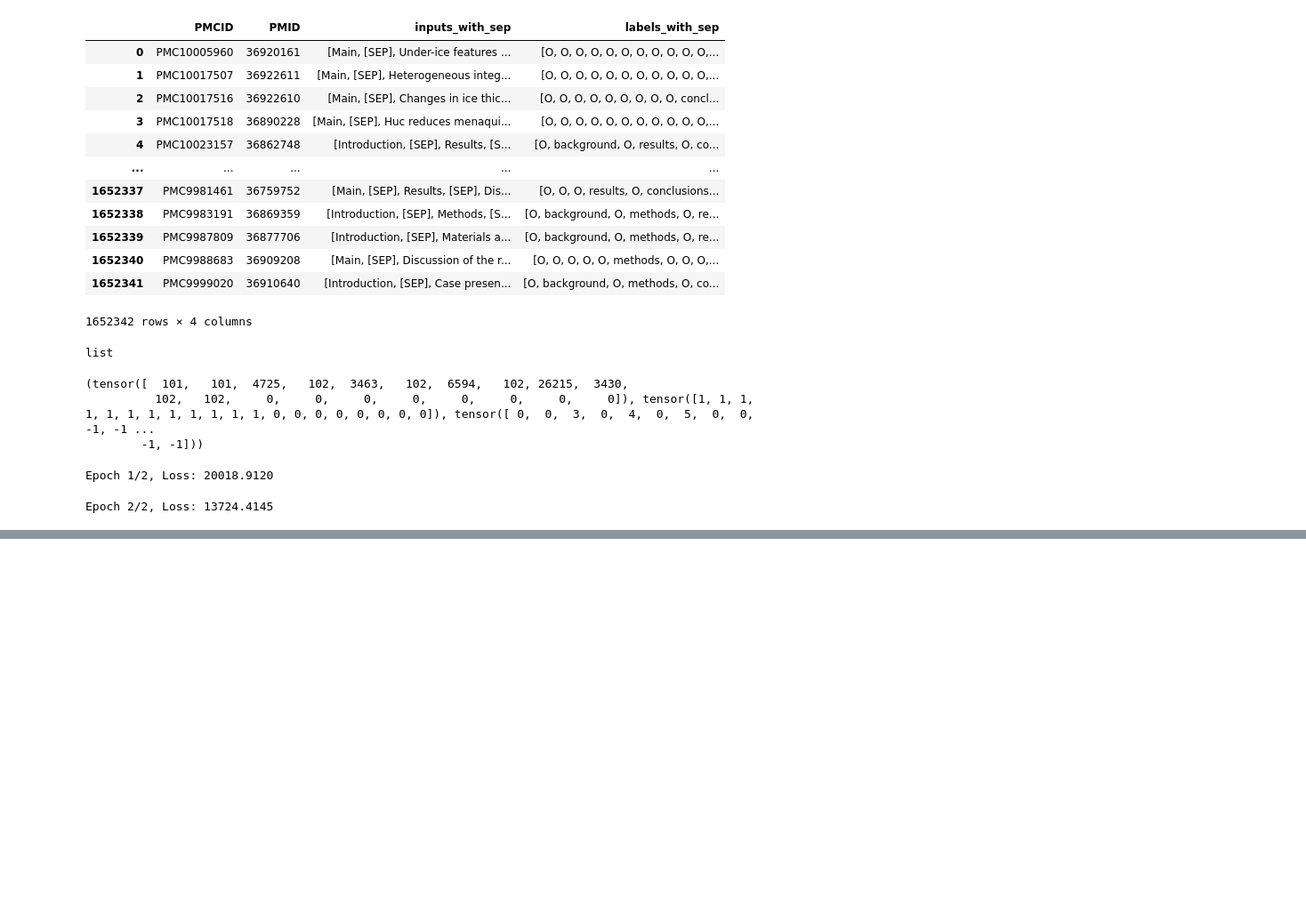
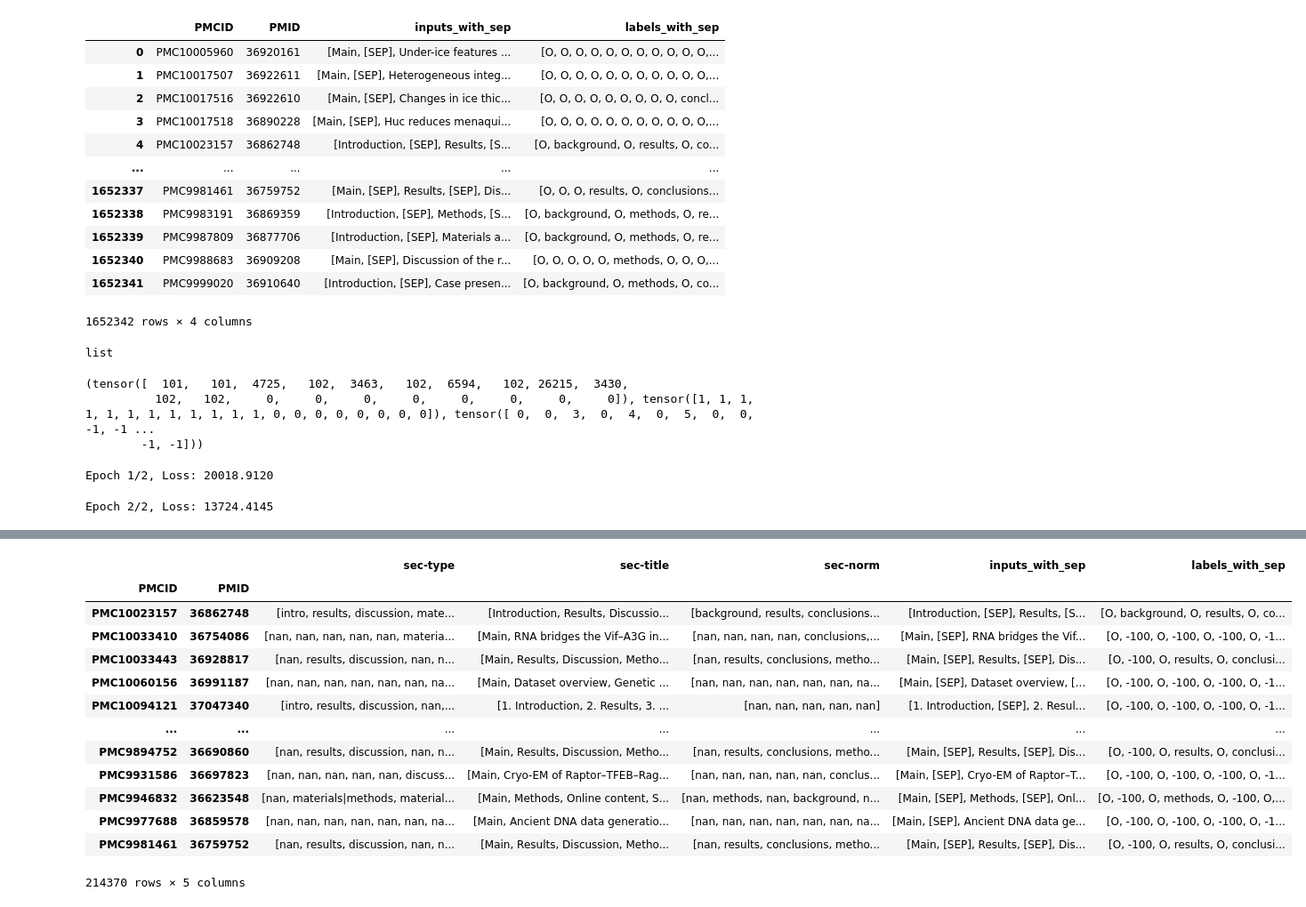
Before and after one commit to sylvey/section_normalization, a Jupyter notebook: BERT-CRF.ipynb, the cells around one changed output, grey strips where cells are left out. Shown at 89% size. Saved outputs shown, nothing was run; the diff lists cells and outputs as text; code cells hidden in the pictures; blank space fills up the shorter version.

```diff
--- a/BERT-CRF.ipynb
+++ b/BERT-CRF.ipynb
@@ -993,0 +1074,8 @@ print(f"Test Accuracy: {accuracy_score(all_true_labels, all_pred_labels)}")
+# %%
+df_test = df_test[df_test['PMCID'].isin(test_pmc_list)]
+df_test = df_test[(df_test['PMCID'] != 0)
+                    & (df_test['PMCID'].notna())
+                    & (df_test['PMID'] != 0)
+                    & (df_test['PMID'].notna()) ]
+df_test = df_test.drop_duplicates(subset=['PMCID', 'PMID', 'sec-title'])
+df_test
@@ -993,0 +1096,3 @@ print(f"Test Accuracy: {accuracy_score(all_true_labels, all_pred_labels)}")
+# %%
+df_test = df_test.drop(columns=['sec-type'])
+df_test
@@ -993,0 +1113,3 @@ print(f"Test Accuracy: {accuracy_score(all_true_labels, all_pred_labels)}")
+# %%
+test_df = df_test.groupby(["PMCID", "PMID"]).agg(list)
+test_df
@@ -993,0 +1131,3 @@ print(f"Test Accuracy: {accuracy_score(all_true_labels, all_pred_labels)}")
+# %%
+test_df = test_df.reset_index()
+test_df = test_df.drop_duplicates(subset=['PMCID'])
@@ -993,0 +1152,52 @@ print(f"Test Accuracy: {accuracy_score(all_true_labels, all_pred_labels)}")
+# %%
+import pandas as pd
+
+def convert_to_sep_format(row):
+    titles = row["sec-title"]  # 取得標題列表
+    labels = row["sec-norm"]   # 取得標籤列表
+
+    inputs_with_sep = []
+    labels_with_sep = []
+
+    for i, title in enumerate(titles):
+        inputs_with_sep.append(title)
+        labels_with_sep.append("O")  # 一般 token 標記為 "O"
+
+        # 在每個標題後面插入 [SEP]，對應標籤來自 sec-norm
+        if i < len(labels):  # 確保標籤數量正確
+            inputs_with_sep.append("[SEP]")
+            if pd.isna(labels[i]):
+                labels_with_sep.append('-100') ## none labeled
+            else:
+                labels_with_sep.append(labels[i])  # 讓 [SEP] 位置承擔標籤
+
+    return pd.Series([inputs_with_sep, labels_with_sep])
+
+
+# 對 DataFrame 進行轉換
+train_df[["inputs_with_sep", "labels_with_sep"]] = train_df.apply(convert_to_sep_format, axis=1)
+test_df[["inputs_with_sep", "labels_with_sep"]] = test_df.apply(convert_to_sep_format, axis=1)
+
+
+train_df = train_df[
+    train_df['labels_with_sep'].apply(len) - train_df['labels_with_sep'].apply(lambda x: x.count('O')) > 0
+]
+test_df = test_df[
+    test_df['labels_with_sep'].apply(len) - test_df['labels_with_sep'].apply(lambda x: x.count('O')) > 0
+]
+test_df
+# %% [output]
+|  |  | sec-type | sec-title | sec-norm | inputs_with_sep | labels_with_sep |
+| PMCID | PMID |  |  |  |  |  |
+| PMC10023157 | 36862748 | [intro, results, discussion, mate... | [Introduction, Results, Discussio... | [background, results, conclusions... | [Introduction, [SEP], Results, [S... | [O, background, O, results, O, co... |
+| PMC10033410 | 36754086 | [nan, nan, nan, nan, nan, materia... | [Main, RNA bridges the Vif–A3G in... | [nan, nan, nan, nan, conclusions,... | [Main, [SEP], RNA bridges the Vif... | [O, -100, O, -100, O, -100, O, -1... |
+| PMC10033443 | 36928817 | [nan, results, discussion, nan, n... | [Main, Results, Discussion, Metho... | [nan, results, conclusions, metho... | [Main, [SEP], Results, [SEP], Dis... | [O, -100, O, results, O, conclusi... |
+| PMC10060156 | 36991187 | [nan, nan, nan, nan, nan, nan, na... | [Main, Dataset overview, Genetic ... | [nan, nan, nan, nan, nan, nan, na... | [Main, [SEP], Dataset overview, [... | [O, -100, O, -100, O, -100, O, -1... |
+| PMC10094121 | 37047340 | [intro, results, discussion, nan,... | [1. Introduction, 2. Results, 3. ... | [nan, nan, nan, nan, nan] | [1. Introduction, [SEP], 2. Resul... | [O, -100, O, -100, O, -100, O, -1... |
+| ... | ... | ... | ... | ... | ... | ... |
+| PMC9894752 | 36690860 | [nan, results, discussion, nan, n... | [Main, Results, Discussion, Metho... | [nan, results, conclusions, metho... | [Main, [SEP], Results, [SEP], Dis... | [O, -100, O, results, O, conclusi... |
+| PMC9931586 | 36697823 | [nan, nan, nan, nan, nan, discuss... | [Main, Cryo-EM of Raptor–TFEB–Rag... | [nan, nan, nan, nan, nan, conclus... | [Main, [SEP], Cryo-EM of Raptor–T... | [O, -100, O, -100, O, -100, O, -1... |
+| PMC9946832 | 36623548 | [nan, materials|methods, material... | [Main, Methods, Online content, S... | [nan, methods, nan, background, n... | [Main, [SEP], Methods, [SEP], Onl... | [O, -100, O, methods, O, -100, O,... |
+| PMC9977688 | 36859578 | [nan, nan, nan, nan, nan, nan, na... | [Main, Ancient DNA data generatio... | [nan, nan, nan, nan, nan, nan, na... | [Main, [SEP], Ancient DNA data ge... | [O, -100, O, -100, O, -100, O, -1... |
+| PMC9981461 | 36759752 | [nan, results, discussion, nan, n... | [Main, Results, Discussion, Metho... | [nan, results, conclusions, metho... | [Main, [SEP], Results, [SEP], Dis... | [O, -100, O, results, O, conclusi... |
+214370 rows × 5 columns
```
Also changed, not shown: parts of 63 cells of this notebook, 3 other files.
